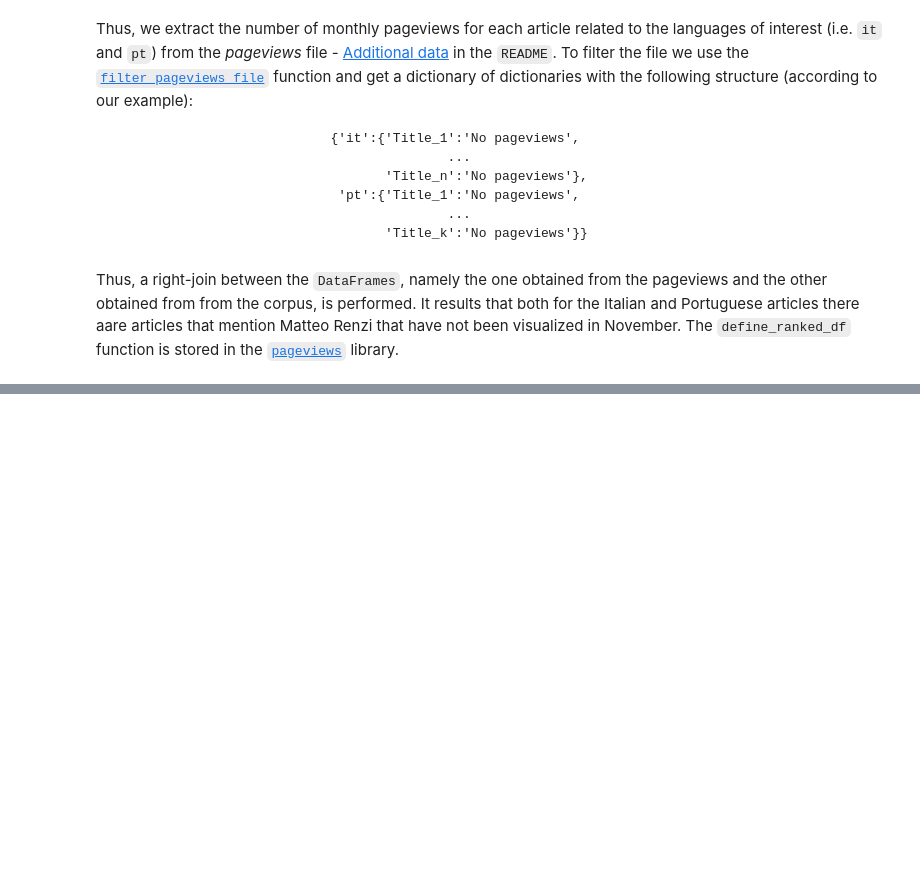
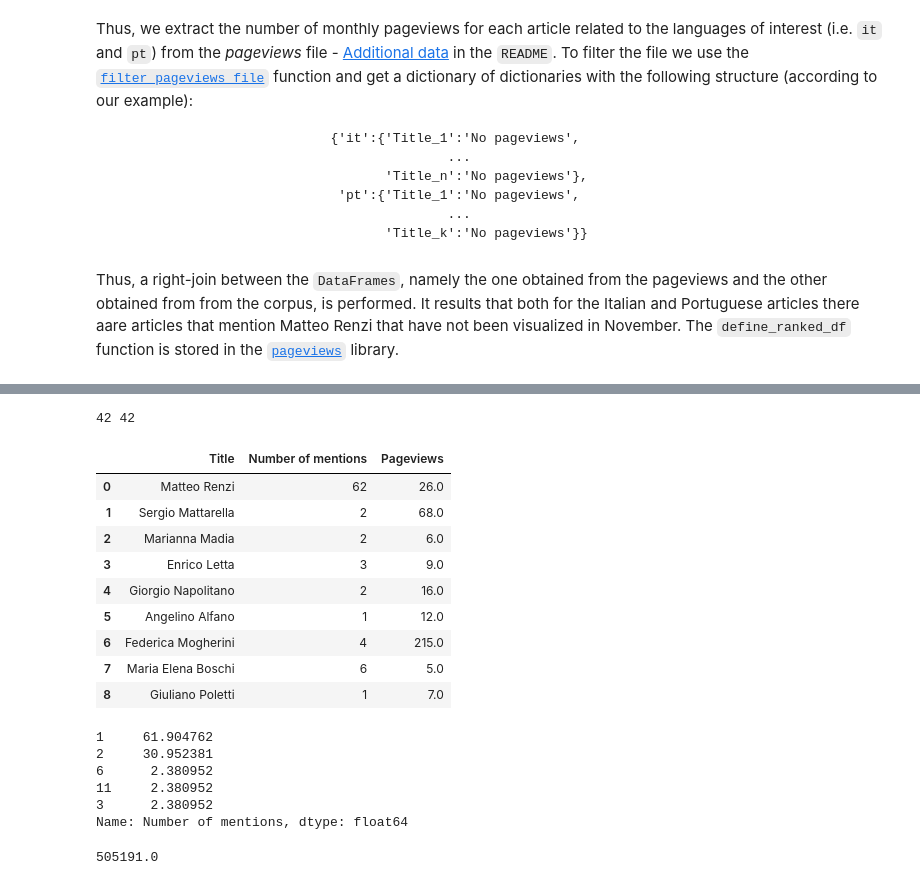
Before and after one commit to CriMenghini/Wikipedia, a Jupyter notebook: Mention/Mention_draft.ipynb, the cells around one changed output, grey strips where cells are left out. Saved outputs shown, nothing was run; the diff lists cells and outputs as text; code cells hidden in the pictures; blank space fills up the shorter version.

```diff
--- a/Mention/Mention_draft.ipynb
+++ b/Mention/Mention_draft.ipynb
@@ -112,0 +119,28 @@ Over the whole number of articles in the corpus  4  have not been visited during
+# %%
+def article_mentions(json_, string):
+    """ This funtion returns the data frame of article titles that mention the
+    string of interest.
+    It takes as input:
+
+    @json_: is the path of the .json to import"""
+
+    # Initialise the list to store titles
+    list_titles = []
+    list_matches = []
+
+    # Read line by line
+    with codecs.open(json_,'rU','utf-8') as f:
+        for line in f:
+            load_line = json.loads(line)
+            text = load_line['text']
+            match = len(list(re.findall(string, text, flags=re.I)))
+            list_titles.append(load_line['title'])
+            list_matches.append(match)
+
+    # Convert list titles in a df
+    #print (len(list_titles), len(list_matches))
+    list_titles = pd.DataFrame(np.array([list_titles, list_matches]).T, columns=['Title', 'Number of mentions'])
+
+    return list_titles
+# %%
+a = article_mentions('Corpus/wiki_ita_Matteo_Renzi.json', 'Matteo Renzi')
@@ -112,0 +177,28 @@ Over the whole number of articles in the corpus  4  have not been visited during
+# %%
+b = article_mentions('Corpus/wiki_port_Matteo_Renzi.json', 'Matteo Renzi')
+# %% [output]
+42 42
+# %%
+b_bis = pd.merge(a, ranked_df_port, on=['Title'])
+# %%
+b_bis
+# %% [output]
+|  | Title | Number of mentions | Pageviews |
+| 0 | Matteo Renzi | 62 | 26.0 |
+| 1 | Sergio Mattarella | 2 | 68.0 |
+| 2 | Marianna Madia | 2 | 6.0 |
+| 3 | Enrico Letta | 3 | 9.0 |
+| 4 | Giorgio Napolitano | 2 | 16.0 |
+| 5 | Angelino Alfano | 1 | 12.0 |
+| 6 | Federica Mogherini | 4 | 215.0 |
+| 7 | Maria Elena Boschi | 6 | 5.0 |
+| 8 | Giuliano Poletti | 1 | 7.0 |
+# %%
+b['Number of mentions'].value_counts()/len(b)*100
+# %% [output]
+1     61.904762
+2     30.952381
+6      2.380952
+11     2.380952
+3      2.380952
+Name: Number of mentions, dtype: float64
@@ -112,0 +210,4 @@ Over the whole number of articles in the corpus  4  have not been visited during
+# %%
+sum(a_bis['Pageviews'])
+# %% [output]
+505191.0
```
Also changed, not shown: parts of 25 cells of this notebook, 1 other file.
